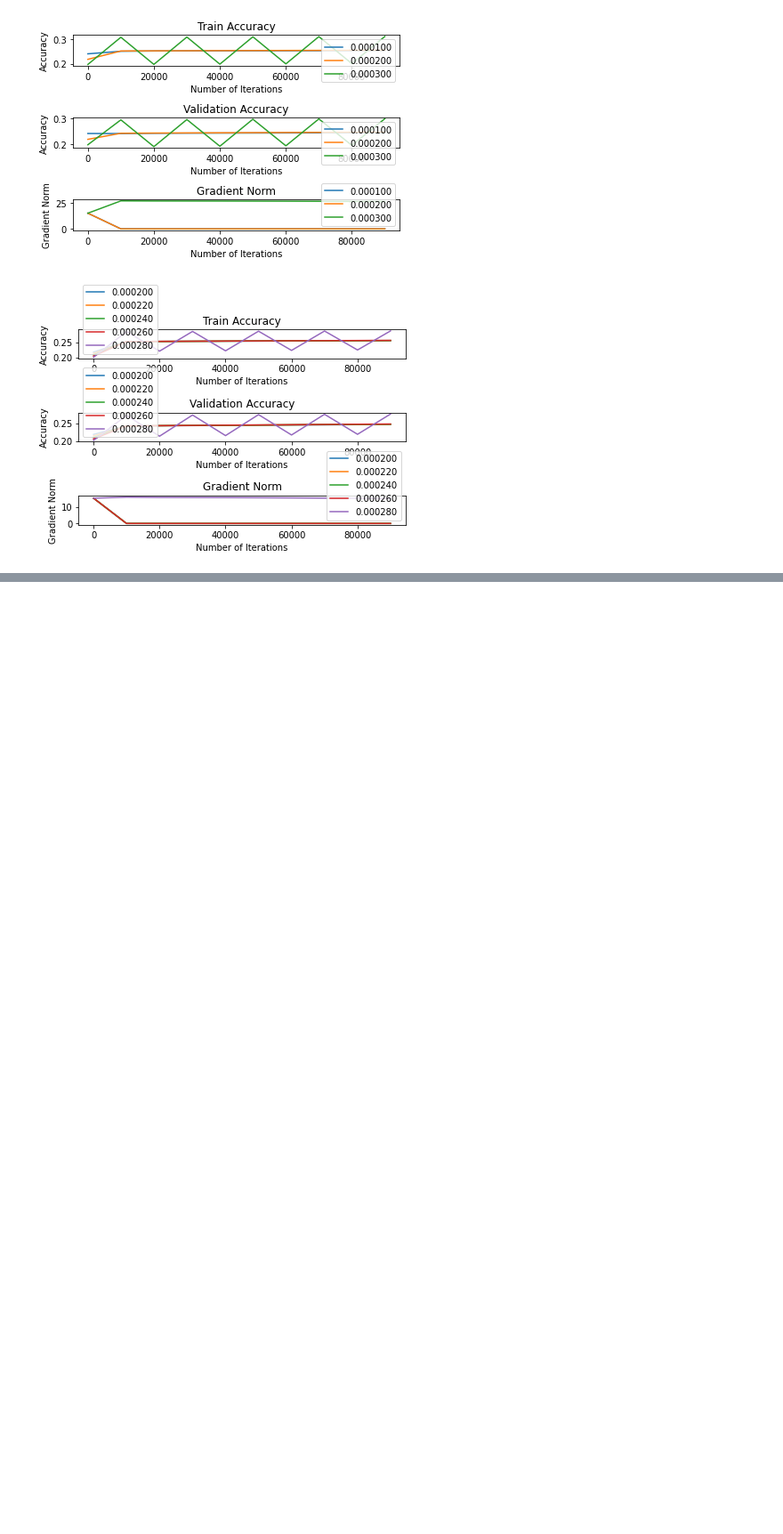
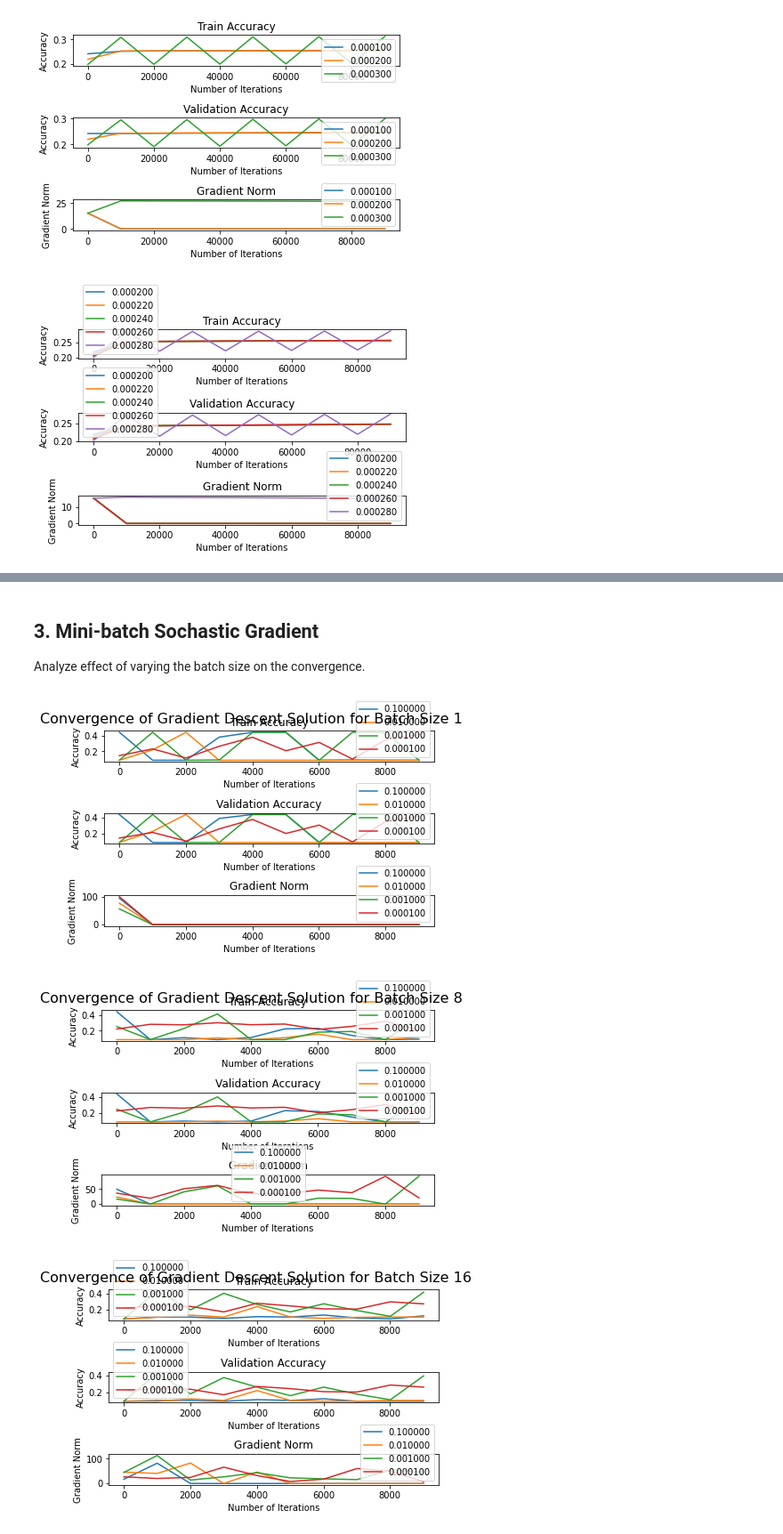
Before and after one commit to chrismartel/COMP551, a Jupyter notebook: projects/p2/diabetes.ipynb, the cells around one changed output, grey strips where cells are left out. Shown at 89% size. Drawn from its saved outputs; the diff is of its cells as text; code cells hidden in the pictures; blank space fills up the shorter version.

```diff
--- a/projects/p2/diabetes.ipynb
+++ b/projects/p2/diabetes.ipynb
@@ -212,0 +205,15 @@ validation accuracy: 0.3918111634521061
+# %% [markdown]
+## 3. Mini-batch Sochastic Gradient
+
+Analyze effect of varying the batch size on the convergence.
+# %%
+batch_size_range = [1, 8, 16, 32, 64, 128, 256, 512]
+
+for bs in batch_size_range:
+  lr_range = [0.1, 0.01, 0.001, 0.0001]
+  max_iters_range = np.arange(1,10000,1001)
+  gd_hypertuning_plots(lr_range, max_iters_range, x_train, y_train, x_val, y_val, reg_type='logistic', batch_size=bs, fig_title='Convergence of Gradient Descent Solution for Batch Size {bs}'.format(bs=bs))
+# %% [output]
+[figure, added]
+[figure, added]
+[figure, added]
```
Also changed, not shown: parts of 15 cells of this notebook.
